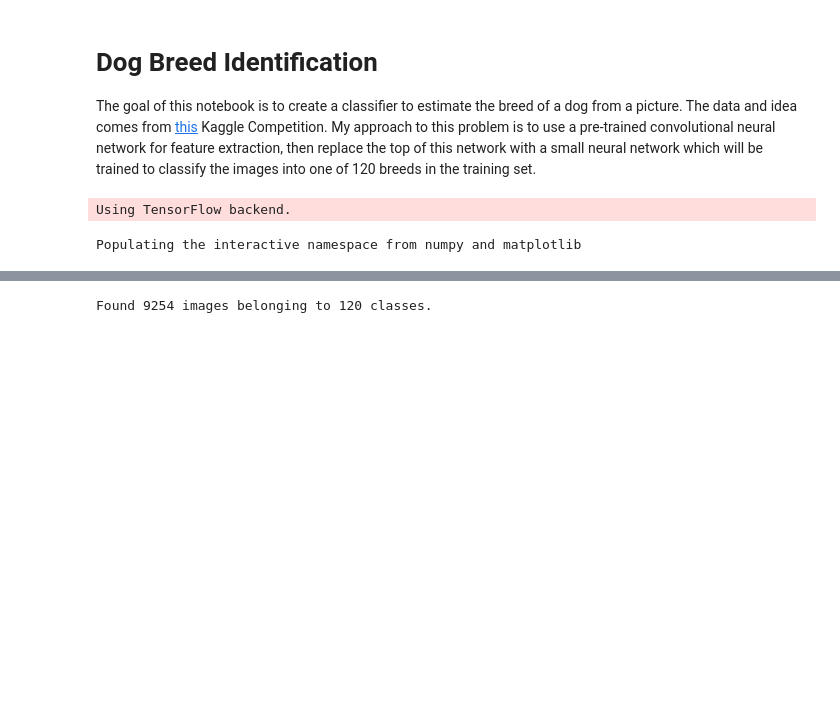
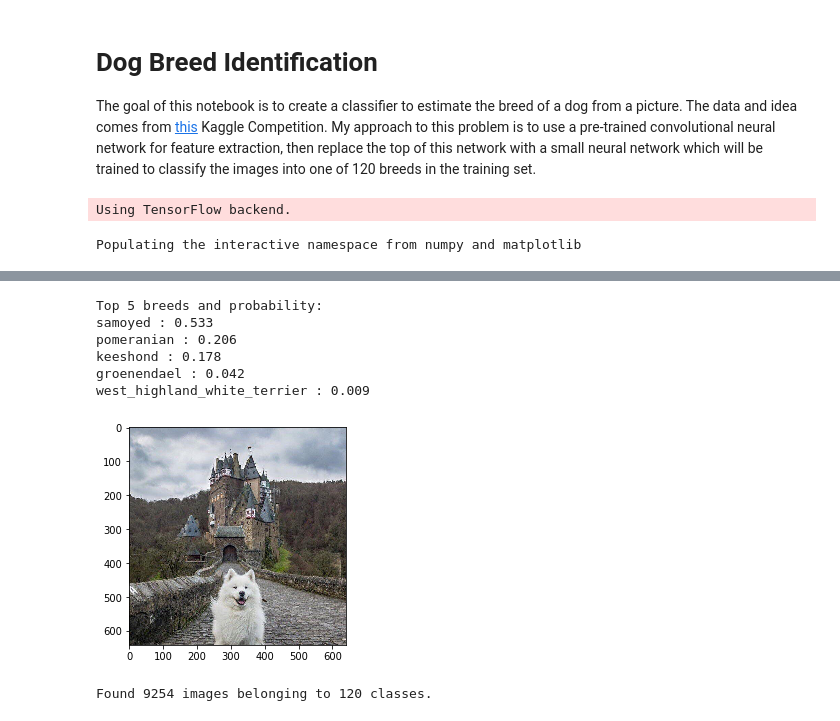
Before and after one commit to GougeC/Kaggle_Dog_Breeds, a Jupyter notebook: Dog_Breed_Identification.ipynb, the cells around one changed output, grey strips where cells are left out. Drawn from its saved outputs; the diff is of its cells as text; code cells hidden in the pictures; blank space fills up the shorter version.

```diff
--- a/Dog_Breed_Identification.ipynb
+++ b/Dog_Breed_Identification.ipynb
@@ -170,3 +225,13 @@ get_top_X_accuracy(y_val,preds1,10)
+# %%
+show_and_predict_top_X(5,'demo_dogs/castledog.jpg',224,model1,class_dict)
+# %% [output]
+Top 5 breeds and probability:
+samoyed : 0.533
+pomeranian : 0.206
+keeshond : 0.178
+groenendael : 0.042
+west_highland_white_terrier : 0.009
+[figure, added]
 # %%
 image_dim = 224
 inception_v3_base2 = InceptionV3(weights = 'imagenet', include_top = False, input_shape= (image_dim,image_dim,3))
```
Also changed, not shown: parts of 18 cells of this notebook.
